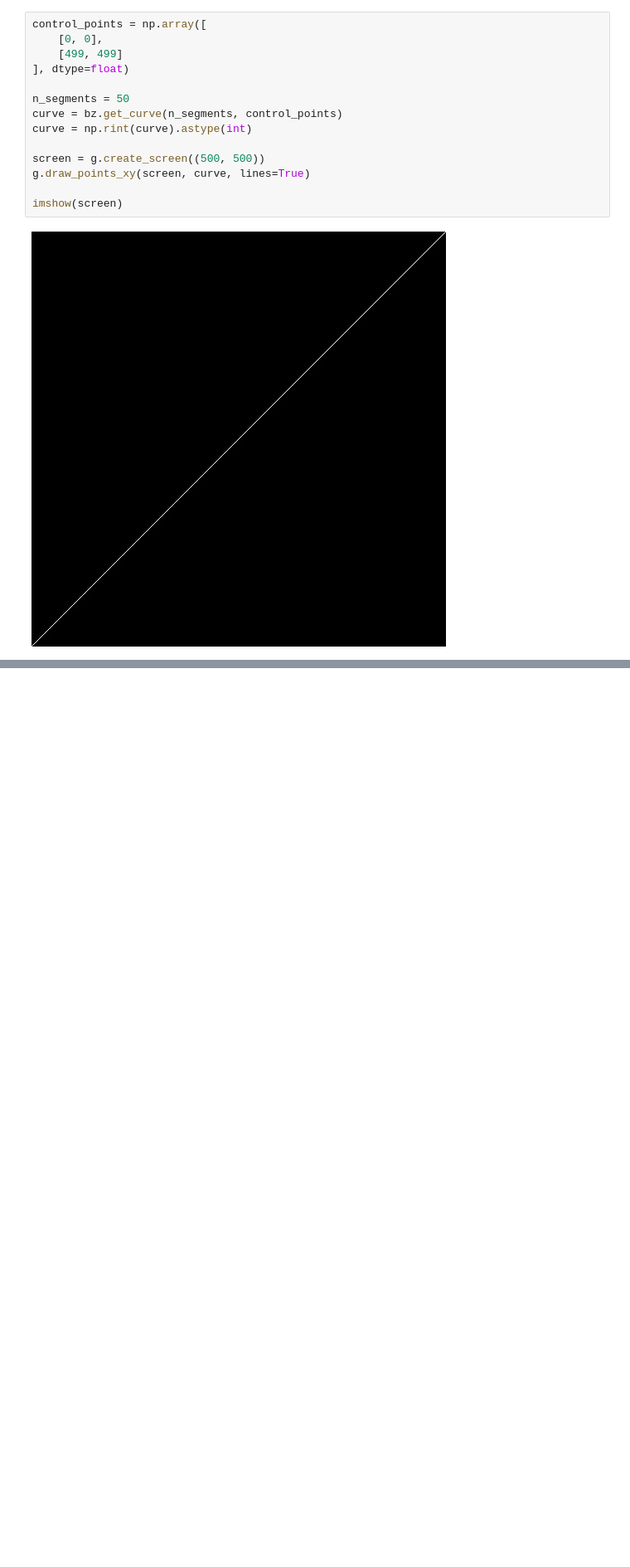
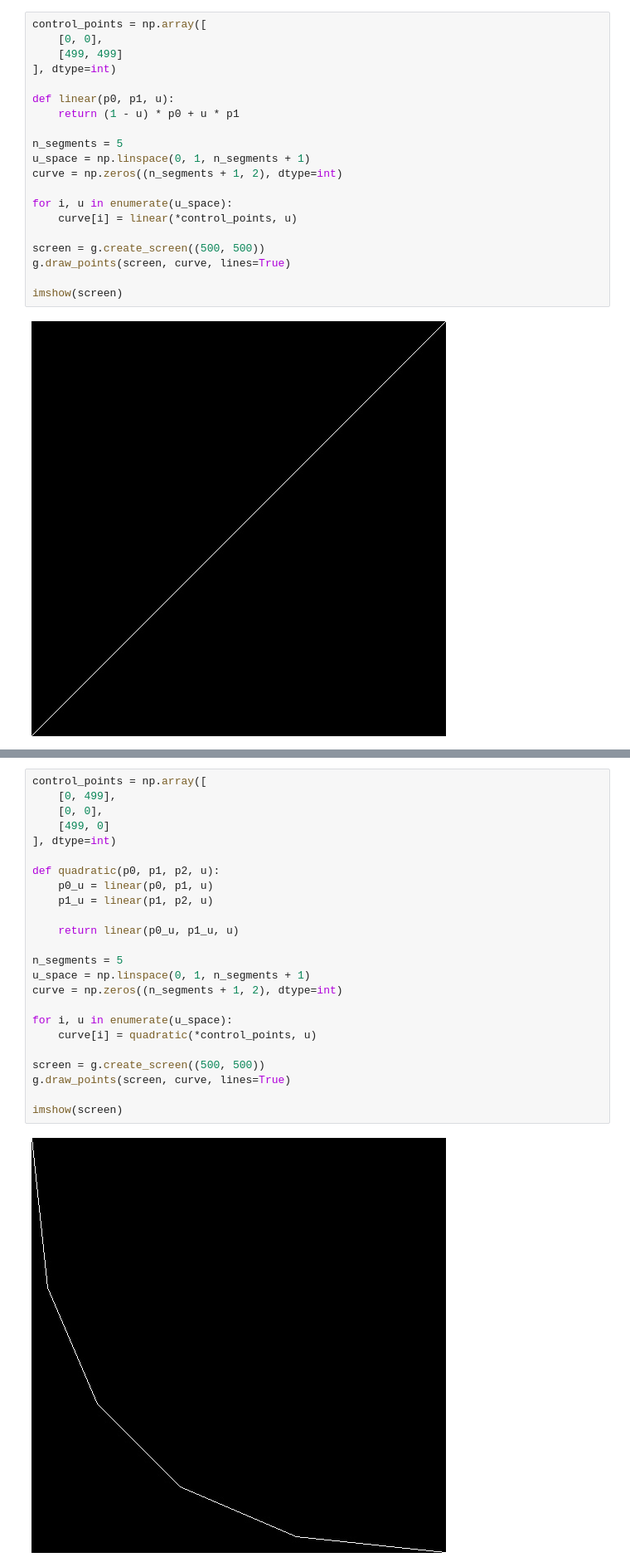
Before and after one commit to EvanLavender13/graphics, a Jupyter notebook: notebooks/bezier-curve.ipynb, the cells around one changed output, grey strips where cells are left out. Shown at 83% size. Drawn from its saved outputs; the diff is of its cells as text; blank space fills up the shorter version.

```diff
--- a/notebooks/bezier-curve.ipynb
+++ b/notebooks/bezier-curve.ipynb
@@ -30,14 +27,20 @@ def imshow(img):
 control_points = np.array([
     [0, 0],
     [499, 499]
-], dtype=float)
+], dtype=int)
 
-n_segments = 50
-curve = bz.get_curve(n_segments, control_points)
-curve = np.rint(curve).astype(int)
+def linear(p0, p1, u):
+    return (1 - u) * p0 + u * p1
+
+n_segments = 5
+u_space = np.linspace(0, 1, n_segments + 1)
+curve = np.zeros((n_segments + 1, 2), dtype=int)
+
+for i, u in enumerate(u_space):
+    curve[i] = linear(*control_points, u)
 
 screen = g.create_screen((500, 500))
-g.draw_points_xy(screen, curve, lines=True)
+g.draw_points(screen, curve, lines=True)
 
 imshow(screen)
 # %% [output]
@@ -128,0 +48,26 @@ imshow(screen)
+# %%
+control_points = np.array([
+    [0, 499],
+    [0, 0],
+    [499, 0]
+], dtype=int)
+
+def quadratic(p0, p1, p2, u):
+    p0_u = linear(p0, p1, u)
+    p1_u = linear(p1, p2, u)
+
+    return linear(p0_u, p1_u, u)
+
+n_segments = 5
+u_space = np.linspace(0, 1, n_segments + 1)
+curve = np.zeros((n_segments + 1, 2), dtype=int)
+
+for i, u in enumerate(u_space):
+    curve[i] = quadratic(*control_points, u)
+
+screen = g.create_screen((500, 500))
+g.draw_points(screen, curve, lines=True)
+
+imshow(screen)
+# %% [output]
+[figure, added]
```
Also changed, not shown: parts of 13 cells of this notebook, 1 other file.
